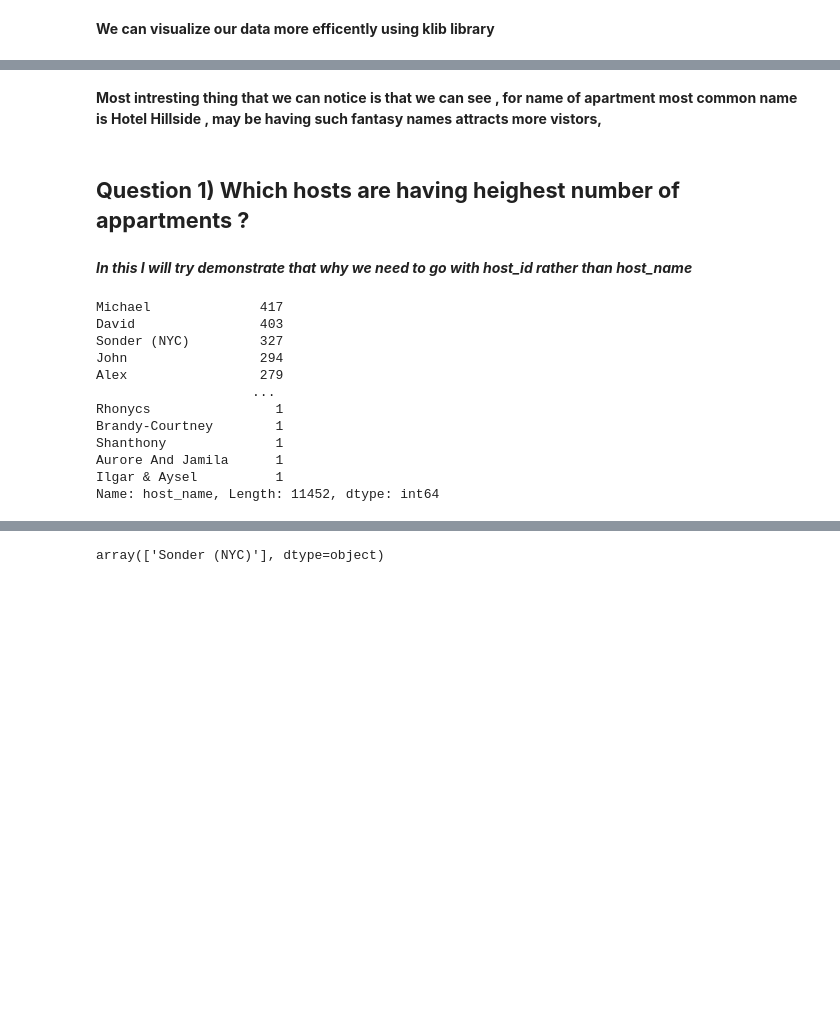
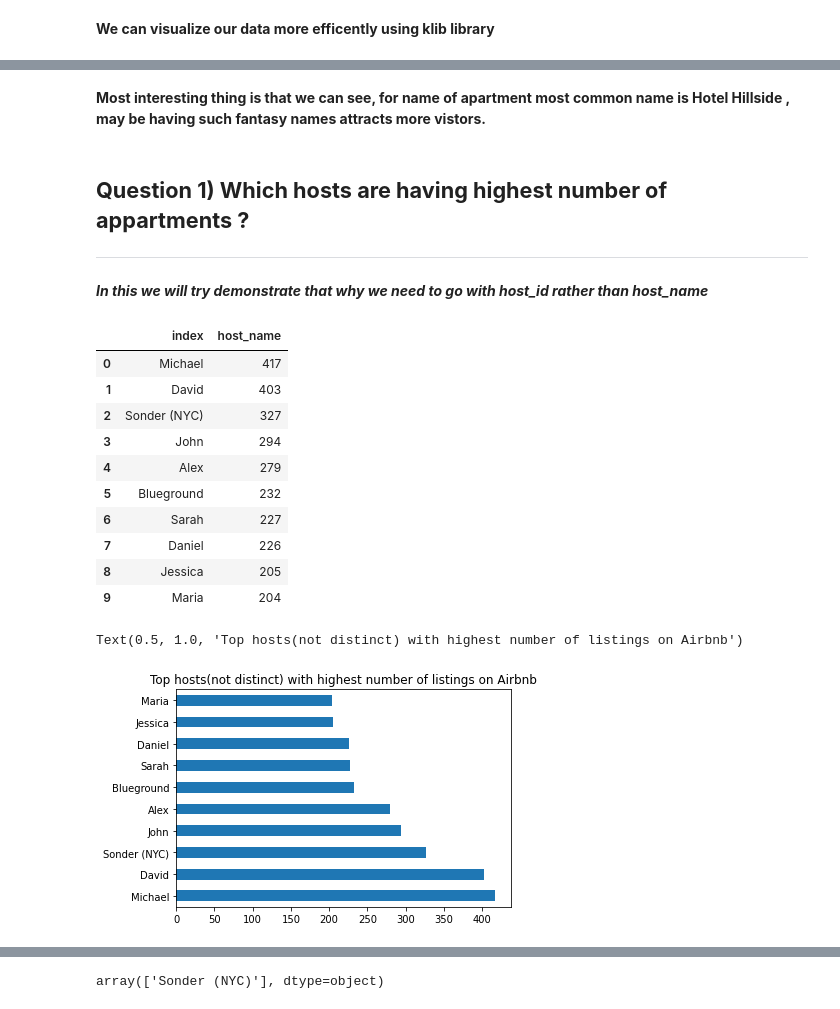
Before and after one commit to vaibhav251999/EDA-capstone-project, a Jupyter notebook: Airbnb_Bookings_Analysis_Capstone_Project.ipynb, the cells around one changed output, grey strips where cells are left out. Cells and saved outputs as stored; diff of their text form; code cells hidden in the pictures; blank space fills up the shorter version.

```diff
--- a/Airbnb_Bookings_Analysis_Capstone_Project.ipynb
+++ b/Airbnb_Bookings_Analysis_Capstone_Project.ipynb
@@ -343,24 +328,31 @@ GridSpec(6, 6)
 # %% [markdown]
-**Most intresting thing that we can notice is that we can see , for name of apartment most common name is Hotel Hillside , may be having such fantasy names attracts more vistors,**
+**Most interesting thing is that we can see, for name of apartment most common name is Hotel Hillside , may be having such fantasy names attracts more vistors.**
 # %%
 df.fillna({'reviews_per_month':0},inplace=True)
 # %% [markdown]
-## **Question 1) Which hosts are having heighest number of appartments ?**
+## **Question 1) Which hosts are having highest number of appartments ?**
+
+---
 # %% [markdown]
-***In this I will try demonstrate that  why we need to go with host_id rather than host_name***
+***In this we will try demonstrate that  why we need to go with host_id rather than host_name***
 # %%
-df['host_name'].value_counts()
+df['host_name'].value_counts().reset_index().head(10)
 # %% [output]
-Michael              417
-David                403
-Sonder (NYC)         327
-John                 294
-Alex                 279
-                    ...
-Rhonycs                1
-Brandy-Courtney        1
-Shanthony              1
-Aurore And Jamila      1
-Ilgar & Aysel          1
-Name: host_name, Length: 11452, dtype: int64
+|  | index | host_name |
+| 0 | Michael | 417 |
+| 1 | David | 403 |
+| 2 | Sonder (NYC) | 327 |
+| 3 | John | 294 |
+| 4 | Alex | 279 |
+| 5 | Blueground | 232 |
+| 6 | Sarah | 227 |
+| 7 | Daniel | 226 |
+| 8 | Jessica | 205 |
+| 9 | Maria | 204 |
+# %%
+df['host_name'].value_counts()[:10].plot(kind='barh')
+plt.title('Top hosts(not distinct) with highest number of listings on Airbnb')
+# %% [output]
+Text(0.5, 1.0, 'Top hosts(not distinct) with highest number of listings on Airbnb')
+[figure, added]
 # %%
```
Also changed, not shown: parts of 120 cells of this notebook.
